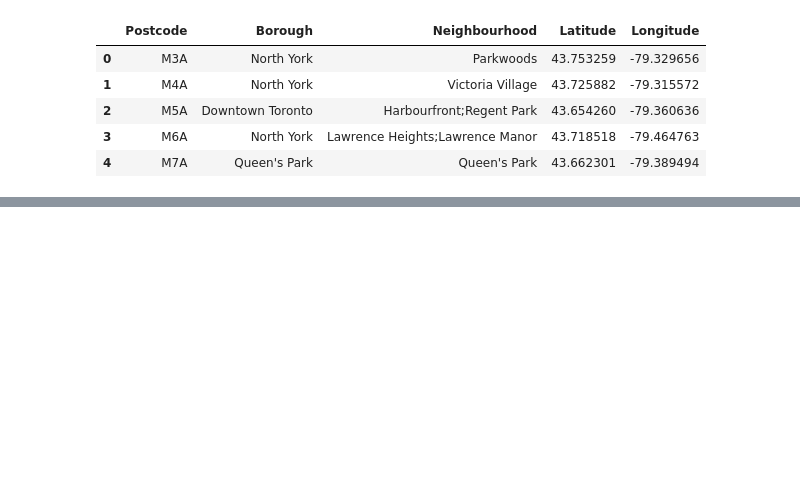
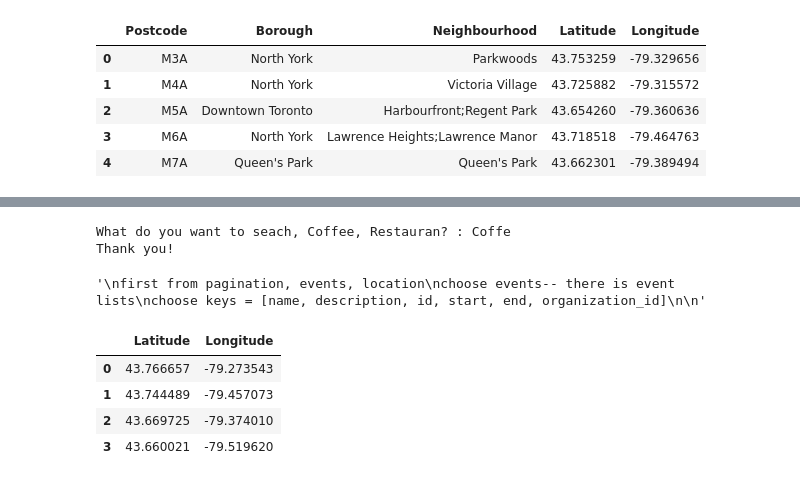
Before and after one commit to nyamochir/Coursera_Capstone, a Jupyter notebook: nb_003.ipynb, the cells around one changed output, grey strips where cells are left out. Saved outputs shown, nothing was run; the diff lists cells and outputs as text; code cells hidden in the pictures; blank space fills up the shorter version.

```diff
--- a/nb_003.ipynb
+++ b/nb_003.ipynb
@@ -42,0 +144,46 @@ mapofc
+# %%
+keyword = input("What do you want to seach, Coffee, Restauran? : ")
+def getfromfoursquare(cid, csec, loca, whattosearch):
+    url = 'https://api.foursquare.com/v2/venues/search?'
+    params = dict(
+      client_id=cid,
+      client_secret=csec,
+      v='20180323',
+      ll='{},{}'.format(loca[0], loca[1]),
+      query=whattosearch,
+      limit=15
+    )
+    return rq.get(url, params= params).json()['response']['venues']
+results = getfromfoursquare(fsclient_d, fsclient_secret, loccoors, keyword)
+print("Thank you!")
+# %% [output]
+What do you want to seach, Coffee, Restauran? : Coffe
+Thank you!
+# %%
+def getfromevenbrite(evenbrite, city):
+    params = {'token':evenbrite, 'location.within':'4km', 'location.address':city}
+    url = 'https://www.eventbriteapi.com/v3/events/search?'
+
+    result = rq.get(url, params=params)
+    return result.json()
+page = getfromevenbrite(evenbrite, cityname)
+# now getting events then I will display the name and
+
+# eventbrite response structure
+'''
+first from pagination, events, location
+choose events-- there is event lists
+choose keys = [name, description, id, start, end, organization_id]
+
+'''
+# %% [output]
+'\nfirst from pagination, events, location\nchoose events-- there is event lists\nchoose keys = [name, description, id, start, end, organization_id]\n\n'
+# %%
+centers= pd.read_csv('center.csv')
+centers.head()
+# %% [output]
+|  | Latitude | Longitude |
+| 0 | 43.766657 | -79.273543 |
+| 1 | 43.744489 | -79.457073 |
+| 2 | 43.669725 | -79.374010 |
+| 3 | 43.660021 | -79.519620 |
```
Also changed, not shown: parts of 23 cells of this notebook, 3 other files.
